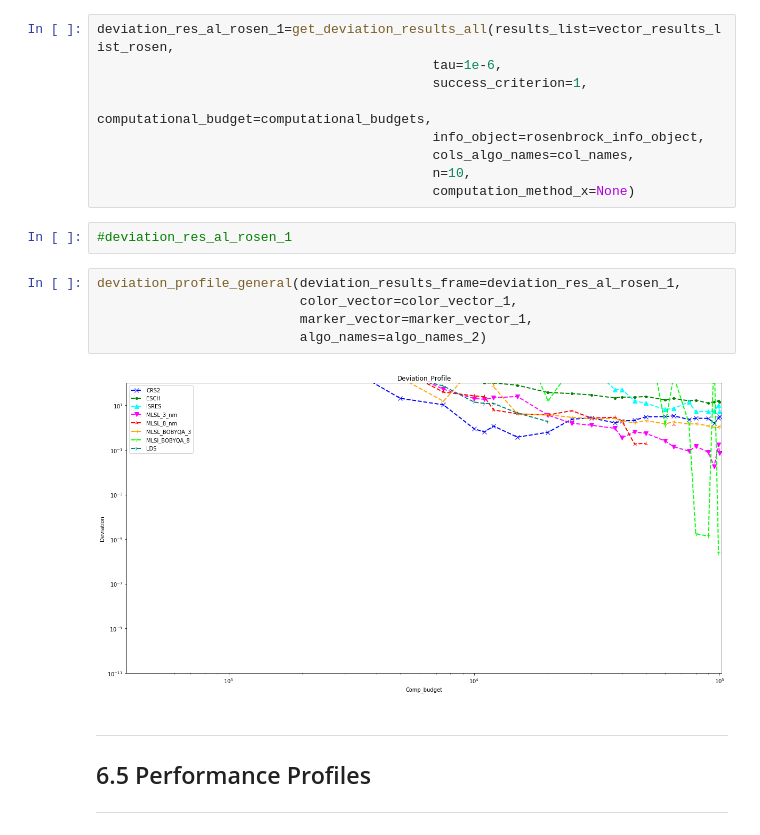
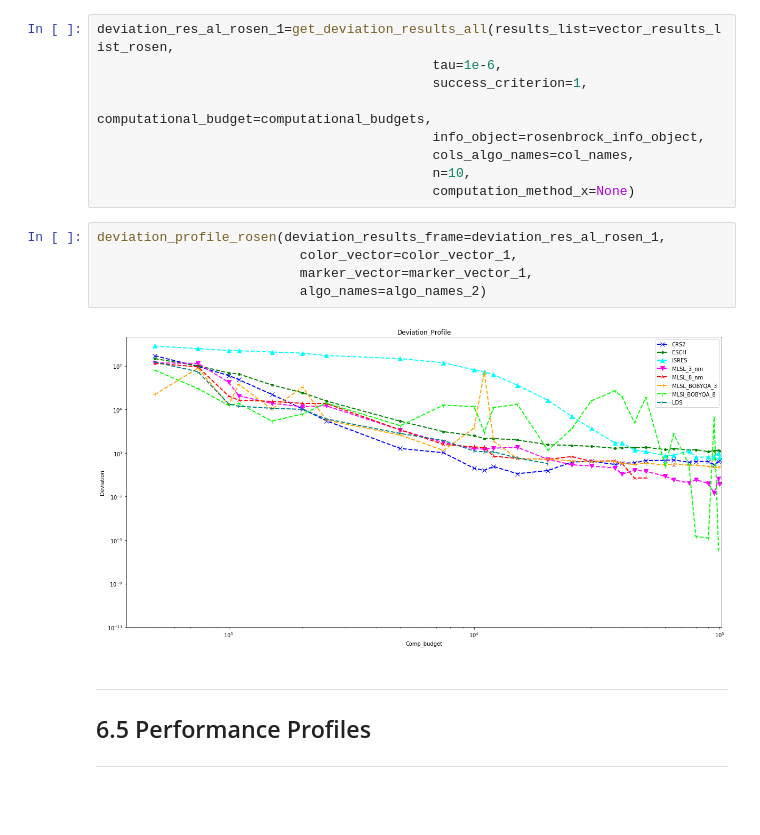
Before and after one commit to OpenSourceEconomics/ose-scientific-computing-course-wirecard, a Jupyter notebook: student_project.ipynb, the cells around one changed output. Cells and saved outputs as stored; diff of their text form; blank space fills up the shorter version.

Commit message:
performance_profiles_corrected

```diff
--- a/student_project.ipynb
+++ b/student_project.ipynb
@@ -815,15 +833,13 @@ deviation_res_al_rosen_1=get_deviation_results_all(results_list=vector_results_l
                                            cols_algo_names=col_names,
                                            n=10,
                                            computation_method_x=None)
-# %%
-#deviation_res_al_rosen_1
 # %%
-deviation_profile_general(deviation_results_frame=deviation_res_al_rosen_1,
+deviation_profile_rosen(deviation_results_frame=deviation_res_al_rosen_1,
                           color_vector=color_vector_1,
                           marker_vector=marker_vector_1,
                           algo_names=algo_names_2)
 # %% [output]
-[figure, old version]
+[figure, new version]
 # %% [markdown]
 ---
 ## 6.5 Performance Profiles
```
Also changed, not shown: parts of 11 cells of this notebook, 1 other file.
